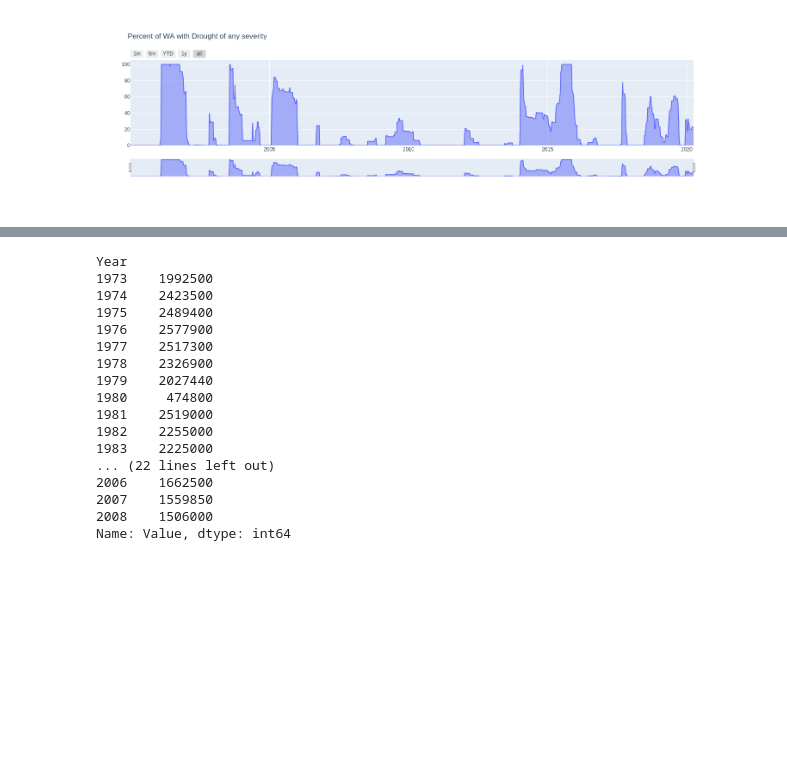
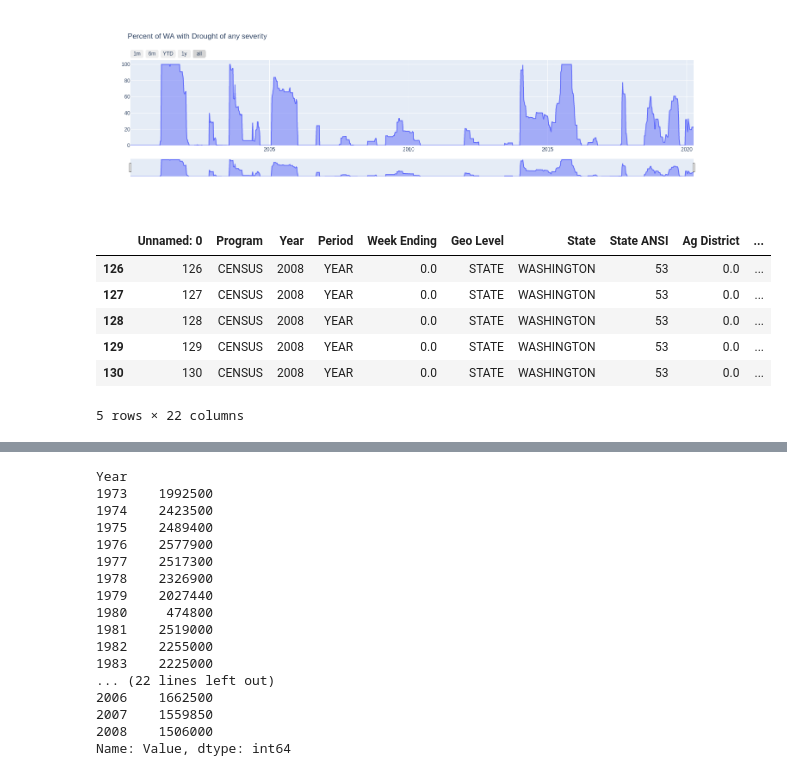
Before and after one commit to oro13/foodchain, a Jupyter notebook: cap/foodchain/test.ipynb, the cells around one changed output, grey strips where cells are left out. Saved outputs shown, nothing was run; the diff lists cells and outputs as text; code cells hidden in the pictures; blank space fills up the shorter version.

```diff
--- a/cap/foodchain/test.ipynb
+++ b/cap/foodchain/test.ipynb
@@ -127,15 +127,24 @@ fig.show()
 # %%
 grapes_df = pd.read_csv('data/grape_sales.csv')
 #cleaning grapes data
 # grapes_df = grapes_df.replace(np.NaN, 0)
 # grapes_df['Value'] = grapes_df['Value'].str.replace(',', '')
 # grapes_df['Value'] = grapes_df['Value'].str.replace('(', '')
 # grapes_df['Value'] = grapes_df['Value'].str.replace(')', '')
 # grapes_df['Value'] = grapes_df['Value'].str.replace('D', '')
 # grapes_df['Value'] = grapes_df['Value'].str.replace(' ', '')
 # grapes_df.loc[(grapes_df['Value'] == '')] = 0
 # grapes_df['Value'] = grapes_df['Value'].astype(int)
 # grapes_df.to_csv('data/grape_sales.csv')
+grapes_df.tail()
+# %% [output]
+|  | Unnamed: 0 | Program | Year | Period | Week Ending | Geo Level | State | State ANSI | Ag District | ... |
+| 126 | 126 | CENSUS | 2008 | YEAR | 0.0 | STATE | WASHINGTON | 53 | 0.0 | ... |
+| 127 | 127 | CENSUS | 2008 | YEAR | 0.0 | STATE | WASHINGTON | 53 | 0.0 | ... |
+| 128 | 128 | CENSUS | 2008 | YEAR | 0.0 | STATE | WASHINGTON | 53 | 0.0 | ... |
+| 129 | 129 | CENSUS | 2008 | YEAR | 0.0 | STATE | WASHINGTON | 53 | 0.0 | ... |
+| 130 | 130 | CENSUS | 2008 | YEAR | 0.0 | STATE | WASHINGTON | 53 | 0.0 | ... |
+5 rows × 22 columns
 # %%
 #grapes_df['Value'] = grapes_df['Value'].str.replace(',', '')
 # %%
```
Also changed, not shown: parts of 4 cells of this notebook, 2 other files.
